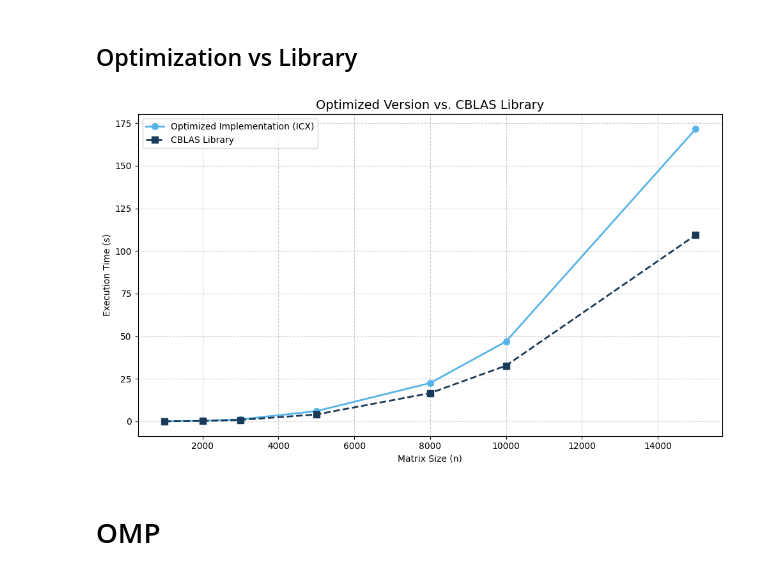
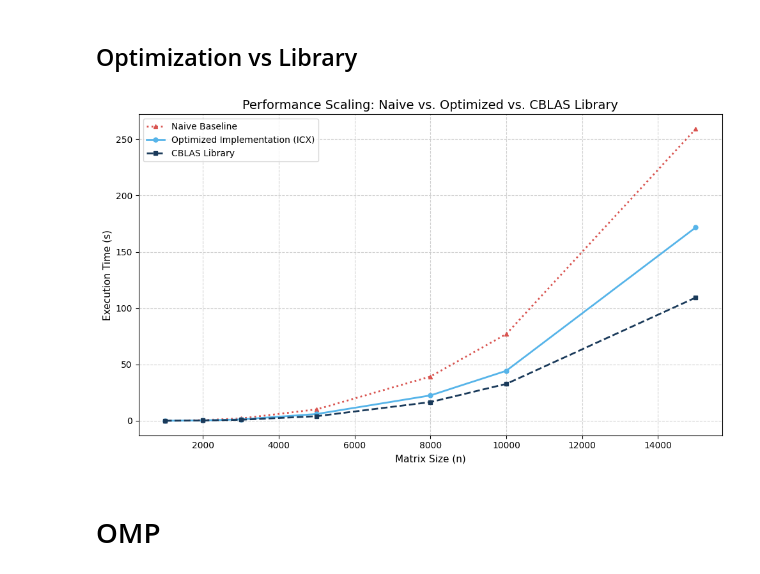
Before and after one commit to marcellino-pane-e-vino/HPC_lab, a Jupyter notebook: Charts.ipynb, the cells around one changed output. Saved outputs shown, nothing was run; the diff lists cells and outputs as text; code cells hidden in the pictures.

```diff
--- a/Charts.ipynb
+++ b/Charts.ipynb
@@ -138,24 +138,26 @@ plt.savefig('compiler_comparison.pdf', format='pdf', bbox_inches='tight')
 # %%
 # Data
 n_sizes = [1000, 2000, 3000, 5000, 8000, 10000, 15000]
-custom_times = [0.04, 0.36, 1.20, 6.02, 22.51, 46.91, 171.66]
+custom_times = [0.04, 0.36, 1.20, 6.02, 22.51, 44.37, 171.66]
 cblas_times = [0.03, 0.26, 0.88, 4.06, 16.60, 32.73, 109.43]
+naive_times = [0.07, 0.60, 2.05, 10.13, 39.28, 76.98, 259.15]
 # %%
 # Plot
 plt.figure(figsize=(10, 6))
-plt.plot(n_sizes, custom_times, marker='o', linestyle='-', color='#56b4e9', linewidth=2, markersize=7, label='Optimized Implementation (ICX)')  # compiler line
-plt.plot(n_sizes, cblas_times, marker='s', linestyle='--', color='#1a3a5a', linewidth=2, markersize=7, label='CBLAS Library')  # library line
-plt.title('Optimized Version vs. CBLAS Library', fontsize=14)
-plt.xlabel('Matrix Size (n)', fontsize=10)
-plt.ylabel('Execution Time (s)', fontsize=10)
+plt.plot(n_sizes, naive_times, marker='^', linestyle=':', color='#d9534f', linewidth=2, markersize=5, label='Naive Baseline')
+plt.plot(n_sizes, custom_times, marker='o', linestyle='-', color='#56b4e9', linewidth=2, markersize=5, label='Optimized Implementation (ICX)')
+plt.plot(n_sizes, cblas_times, marker='s', linestyle='--', color='#1a3a5a', linewidth=2, markersize=5, label='CBLAS Library')
+plt.title('Performance Scaling: Naive vs. Optimized vs. CBLAS Library', fontsize=14)
+plt.xlabel('Matrix Size (n)', fontsize=11)
+plt.ylabel('Execution Time (s)', fontsize=11)
 plt.grid(True, linestyle='--', alpha=0.6)
 plt.legend(fontsize=10, loc='upper left')
 
 # Save
 plt.tight_layout()
-plt.savefig('optimized_vs_cblas.pdf', format='pdf', bbox_inches='tight')
+plt.savefig('final_comparison.pdf', format='pdf', bbox_inches='tight')
 # %% [output]
-[figure, old version]
+[figure, new version]
 # %% [markdown]
 # OMP
 # %%
```
